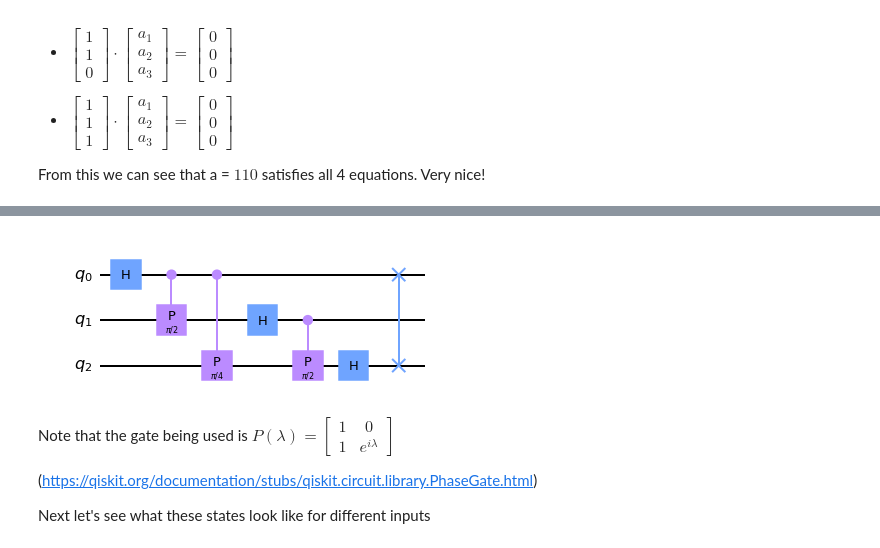
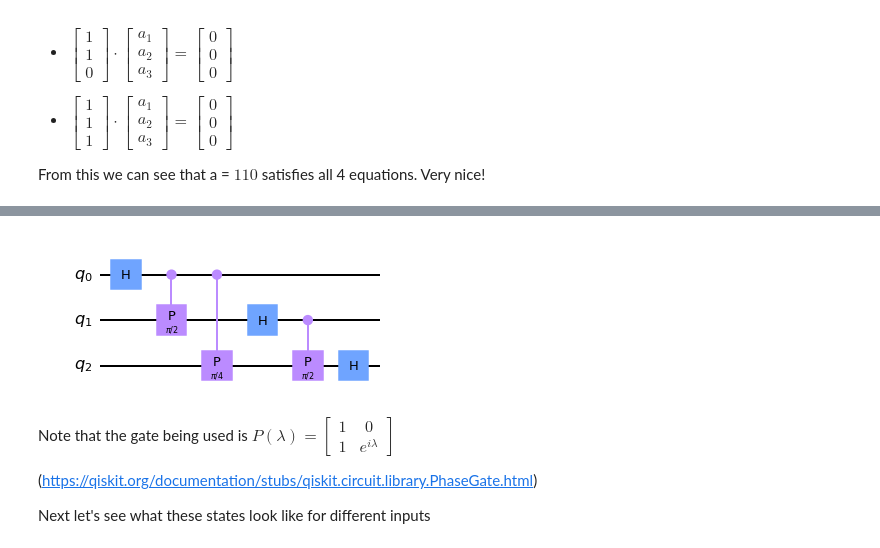
Before and after one commit to Duke-Undergrad-Quantum-Info-Society/house-course-2021-spring, a Jupyter notebook: Lecture9-Demo.ipynb, the cells around one changed output, grey strips where cells are left out. Saved outputs shown, nothing was run; the diff lists cells and outputs as text; code cells hidden in the pictures.

```diff
--- a/Lecture9-Demo.ipynb
+++ b/Lecture9-Demo.ipynb
@@ -160,10 +160,10 @@ To build this in qiskit, we can just cheat and use the circuit library!
 # %%
 from qiskit.circuit.library import QFT
 
-qc = QFT(3) # just give the number of qubits.
+qc = QFT(3, do_swaps=False) # just give the number of qubits.
 qc.draw(output='mpl')
 # %% [output]
-[figure, old version]
+[figure, new version]
 # %% [markdown]
 Note that the gate being used is $P(\lambda) = \begin{bmatrix} 1 & 0\\ 1 & e^{i\lambda} \end{bmatrix}$
 
```
Also changed, not shown: parts of 6 cells of this notebook.
